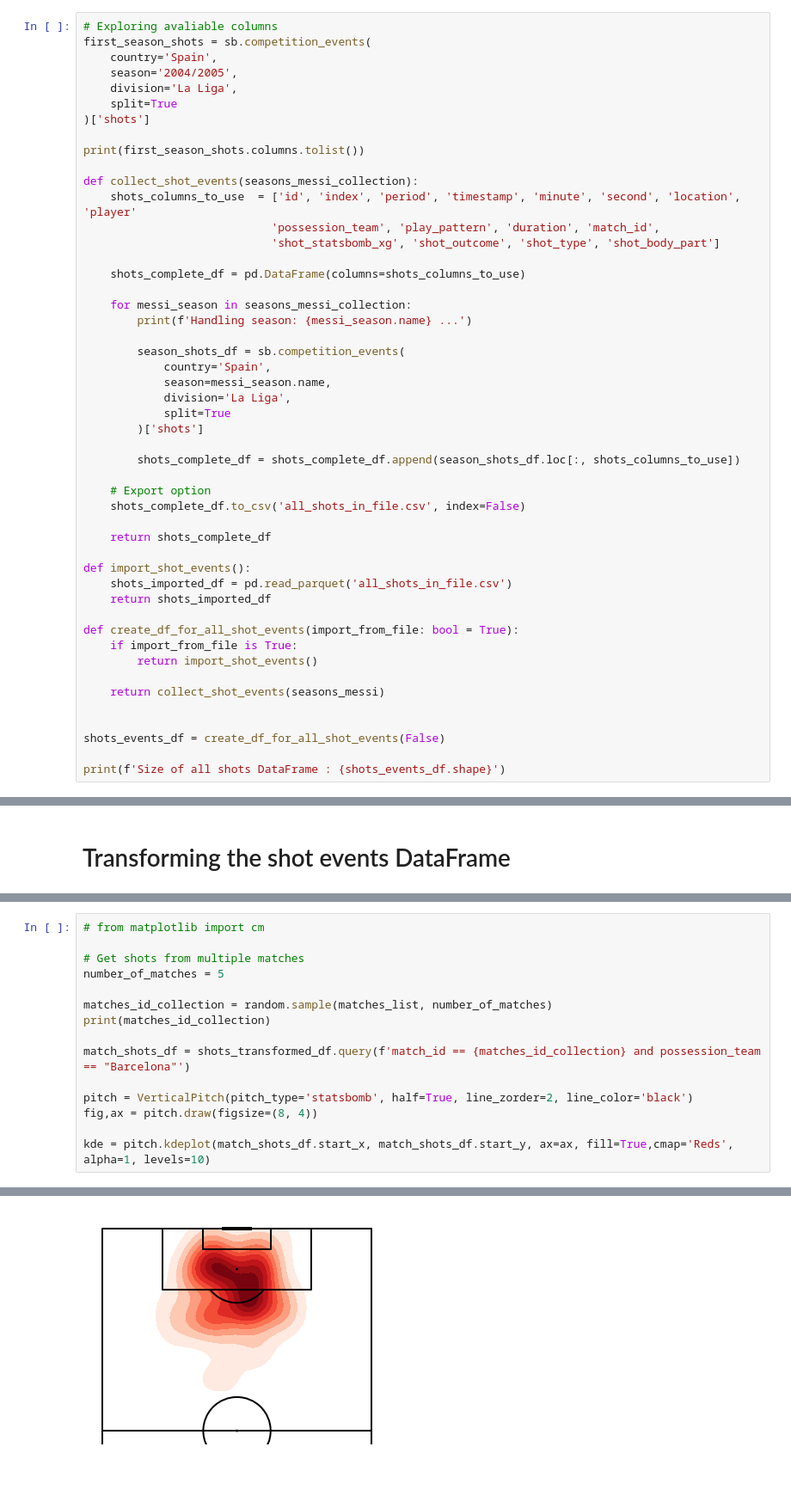
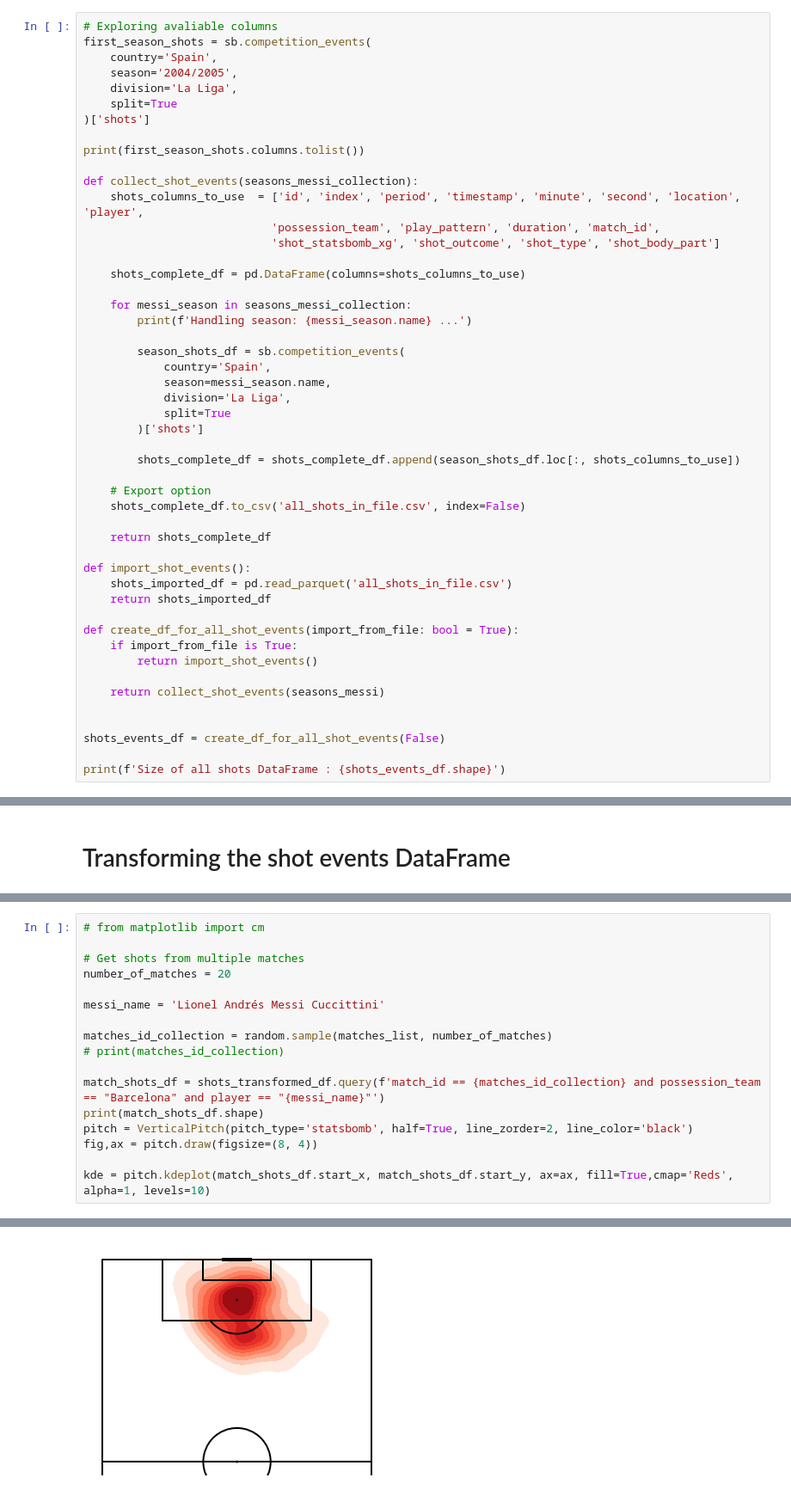
Before and after one commit to MichailPerdikopoulos/Barcelona-Shots---Football-Analytics, a Jupyter notebook: data_collection_messi.ipynb, the cells around one changed output, grey strips where cells are left out. Shown: that part at 86% size. Saved outputs shown, nothing was run; the diff lists cells and outputs as text.

Commit message:
added player to shots df

```diff
--- a/data_collection_messi.ipynb
+++ b/data_collection_messi.ipynb
@@ -201,7 +201,7 @@ first_season_shots = sb.competition_events(
 print(first_season_shots.columns.tolist())
 
 def collect_shot_events(seasons_messi_collection):
-    shots_columns_to_use  = ['id', 'index', 'period', 'timestamp', 'minute', 'second', 'location', 'player'
+    shots_columns_to_use  = ['id', 'index', 'period', 'timestamp', 'minute', 'second', 'location', 'player',
                             'possession_team', 'play_pattern', 'duration', 'match_id',
                             'shot_statsbomb_xg', 'shot_outcome', 'shot_type', 'shot_body_part']
 
@@ -310,13 +310,15 @@ sns.scatterplot(data=match_shots_df, x='start_y', y='start_x', hue='shot_outcome
 # from matplotlib import cm
 
 # Get shots from multiple matches
-number_of_matches = 5
+number_of_matches = 20
+
+messi_name = 'Lionel Andrés Messi Cuccittini'
 
 matches_id_collection = random.sample(matches_list, number_of_matches)
-print(matches_id_collection)
+# print(matches_id_collection)
 
-match_shots_df = shots_transformed_df.query(f'match_id == {matches_id_collection} and possession_team == "Barcelona"')
-
+match_shots_df = shots_transformed_df.query(f'match_id == {matches_id_collection} and possession_team == "Barcelona" and player == "{messi_name}"')
+print(match_shots_df.shape)
 pitch = VerticalPitch(pitch_type='statsbomb', half=True, line_zorder=2, line_color='black')
 fig,ax = pitch.draw(figsize=(8, 4))
 
@@ -326 +328 @@ kde = pitch.kdeplot(match_shots_df.start_x, match_shots_df.start_y, ax=ax, fill=
-[figure, old version]
+[figure, new version]
```
Also changed, not shown: parts of 4 cells of this notebook, 1 other file.
